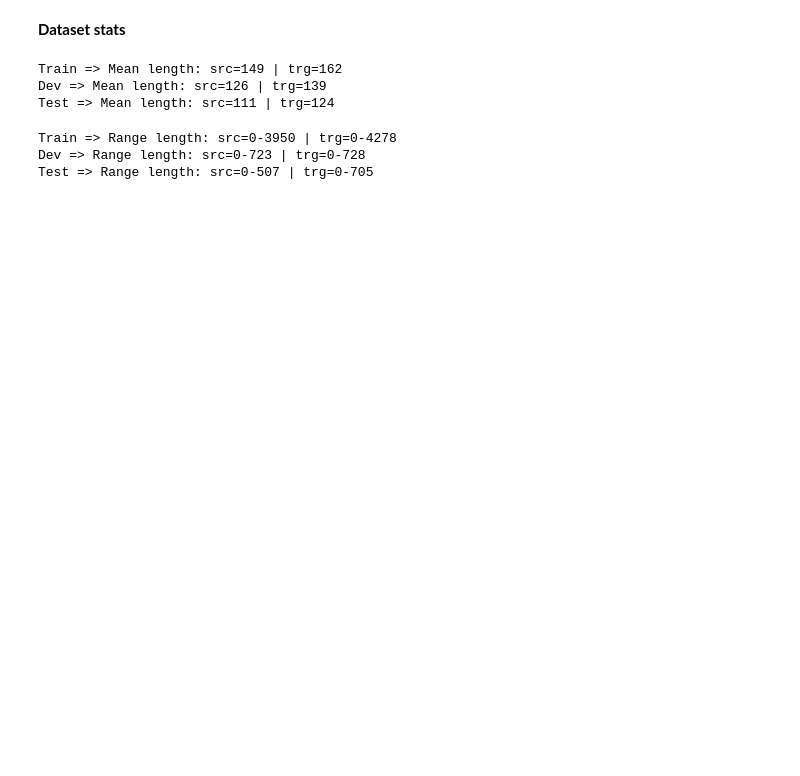
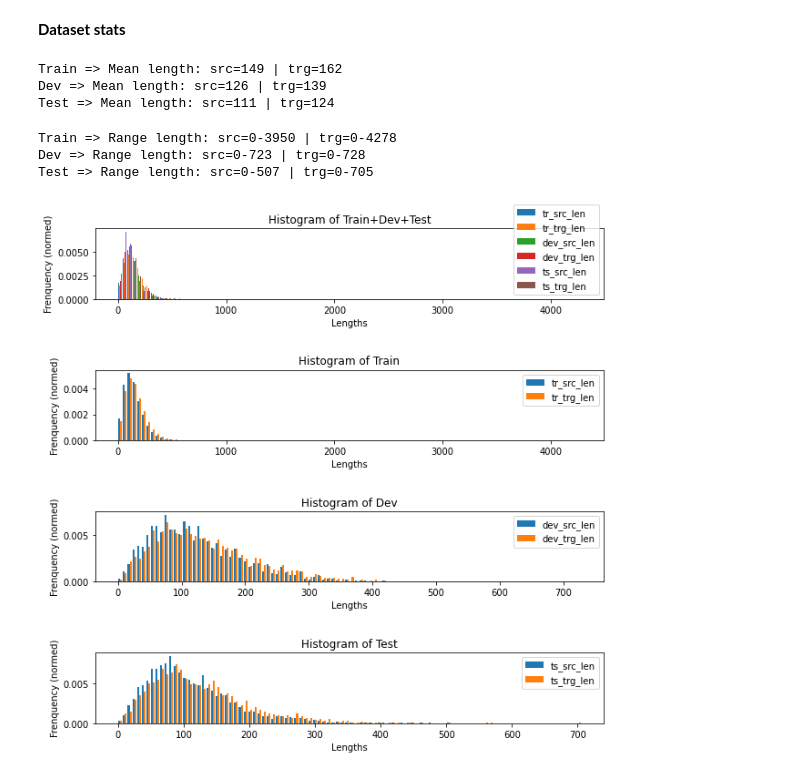
Before and after one commit to salvacarrion/mltests-old, a Jupyter notebook: seq2seq/juptyers/transformer.ipynb, the cells around one changed output. Drawn from its saved outputs; the diff is of its cells as text; code cells hidden in the pictures; blank space fills up the shorter version.

```diff
--- a/seq2seq/juptyers/transformer.ipynb
+++ b/seq2seq/juptyers/transformer.ipynb
@@ -108,3 +183,39 @@ print(f"Test => Range length: src={test_min_len[0]}-{test_max_len[0]} | trg={tes
 Train => Range length: src=0-3950 | trg=0-4278
 Dev => Range length: src=0-723 | trg=0-728
 Test => Range length: src=0-507 | trg=0-705
+# %%
+# Get lengths
+tr_src_len = train_lenghts[:, 0]
+tr_trg_len = train_lenghts[:, 1]
+dev_src_len = dev_lenghts[:, 0]
+dev_trg_len = dev_lenghts[:, 1]
+ts_src_len = test_lenghts[:, 0]
+ts_trg_len = test_lenghts[:, 1]
+
+# Pair data and labels
+h_data = [tr_src_len, tr_trg_len, dev_src_len, dev_trg_len, ts_src_len, ts_trg_len]
+h_labels = ['tr_src_len', 'tr_trg_len', 'dev_src_len', 'dev_trg_len', 'ts_src_len', 'ts_trg_len']
+# %%
+def get_hist(ax, data, labels, title, bins=100):
+    # Draw the plot
+    ax.hist(data, bins=bins, density=True, label=labels)
+
+    # Title and labels
+    ax.set_title(title)
+    ax.set_xlabel("Lengths")
+    ax.set_ylabel("Frenquency (normed)")
+    ax.legend()
+
+
+plt.rcParams['figure.figsize'] = [10, 10]
+
+fig, axs = plt.subplots(4)
+get_hist(axs[0], h_data, h_labels, f"Histogram of Train+Dev+Test")
+get_hist(axs[1], h_data[0:2], h_labels[0:2], f"Histogram of Train")
+get_hist(axs[2], h_data[2:4], h_labels[2:4], f"Histogram of Dev")
+get_hist(axs[3], h_data[4:6], h_labels[4:6], f"Histogram of Test")
+
+plt.rcParams['figure.figsize'] = [10, 10]
+plt.subplots_adjust(hspace=1.0)
+# %% [output]
+[figure, added]
```
Also changed, not shown: parts of 11 cells of this notebook.
